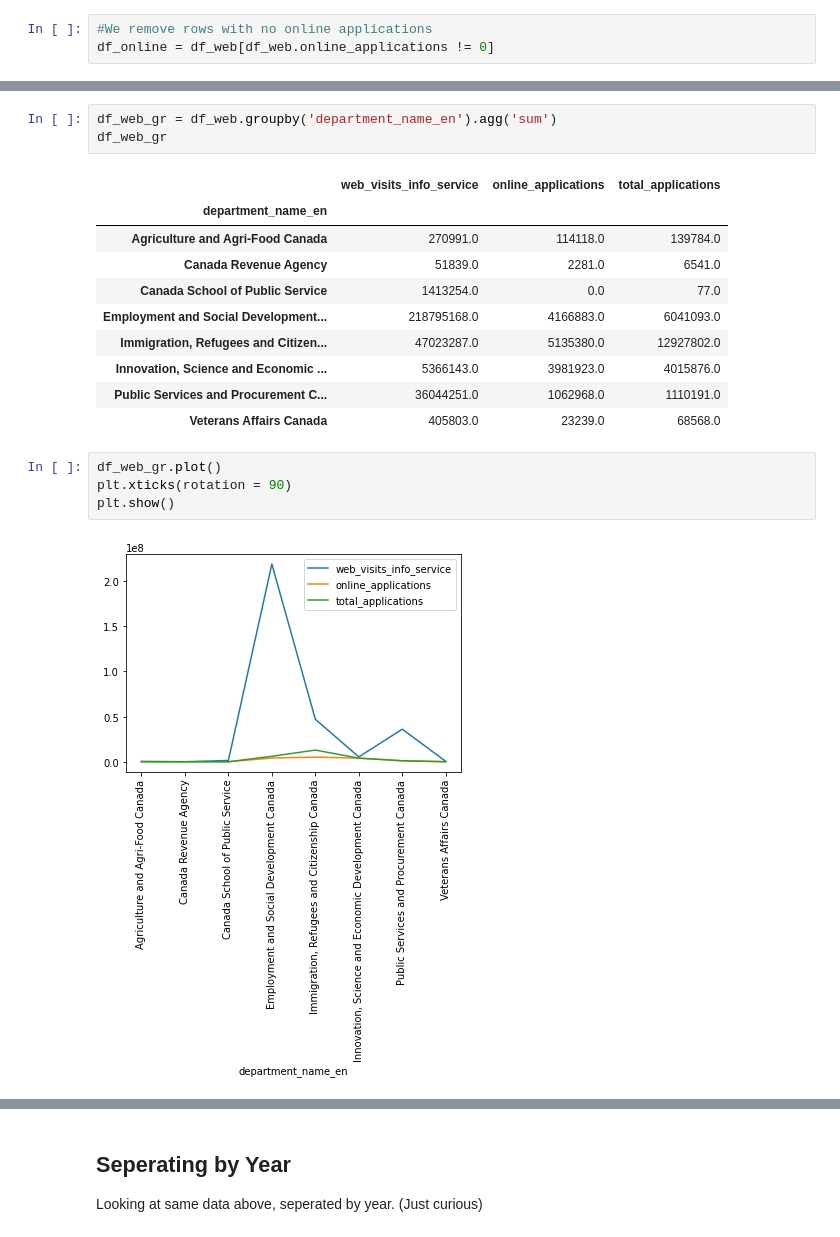
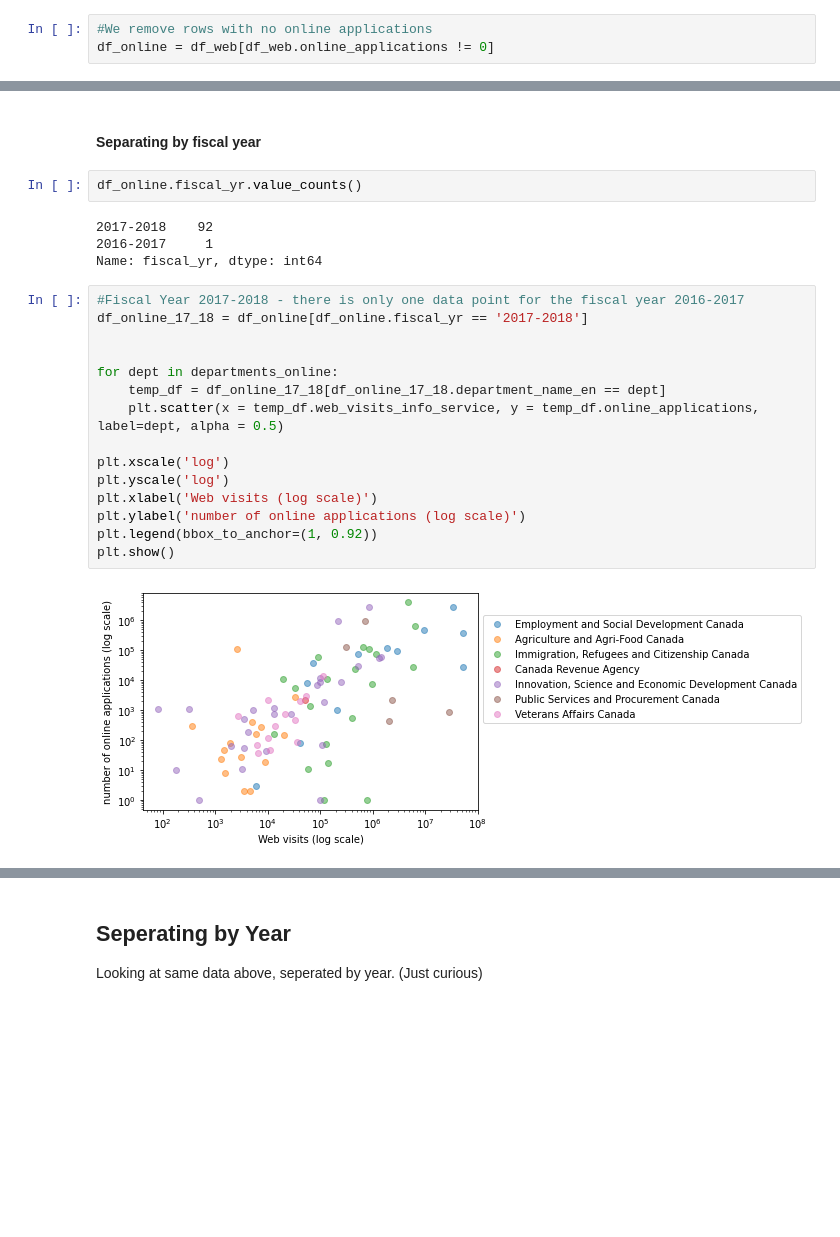
Before and after one commit to d-ta/GC-Service-Inventory-EDA, a Jupyter notebook: GC Service Inventory_DJ.ipynb, the cells around one changed output, grey strips where cells are left out. Drawn from its saved outputs; the diff is of its cells as text; blank space fills up the shorter version.

```diff
--- a/GC Service Inventory_DJ.ipynb
+++ b/GC Service Inventory_DJ.ipynb
@@ -246,21 +234,26 @@ plt.show()
-# %%
-df_web_gr = df_web.groupby('department_name_en').agg('sum')
-df_web_gr
-# %% [output]
-|  | web_visits_info_service | online_applications | total_applications |
-| department_name_en |  |  |  |
-| Agriculture and Agri-Food Canada | 270991.0 | 114118.0 | 139784.0 |
-| Canada Revenue Agency | 51839.0 | 2281.0 | 6541.0 |
-| Canada School of Public Service | 1413254.0 | 0.0 | 77.0 |
-| Employment and Social Development... | 218795168.0 | 4166883.0 | 6041093.0 |
-| Immigration, Refugees and Citizen... | 47023287.0 | 5135380.0 | 12927802.0 |
-| Innovation, Science and Economic ... | 5366143.0 | 3981923.0 | 4015876.0 |
-| Public Services and Procurement C... | 36044251.0 | 1062968.0 | 1110191.0 |
-| Veterans Affairs Canada | 405803.0 | 23239.0 | 68568.0 |
-# %%
-df_web_gr.plot()
-plt.xticks(rotation = 90)
-plt.show()
-# %% [output]
-[figure, removed]
+# %% [markdown]
+#### Separating by fiscal year
+# %%
+df_online.fiscal_yr.value_counts()
+# %% [output]
+2017-2018    92
+2016-2017     1
+Name: fiscal_yr, dtype: int64
+# %%
+#Fiscal Year 2017-2018 - there is only one data point for the fiscal year 2016-2017
+df_online_17_18 = df_online[df_online.fiscal_yr == '2017-2018']
+
+
+for dept in departments_online:
+    temp_df = df_online_17_18[df_online_17_18.department_name_en == dept]
+    plt.scatter(x = temp_df.web_visits_info_service, y = temp_df.online_applications, label=dept, alpha = 0.5)
+
+plt.xscale('log')
+plt.yscale('log')
+plt.xlabel('Web visits (log scale)')
+plt.ylabel('number of online applications (log scale)')
+plt.legend(bbox_to_anchor=(1, 0.92))
+plt.show()
+# %% [output]
+[figure, added]
 # %%
```
Also changed, not shown: parts of 17 cells of this notebook.
